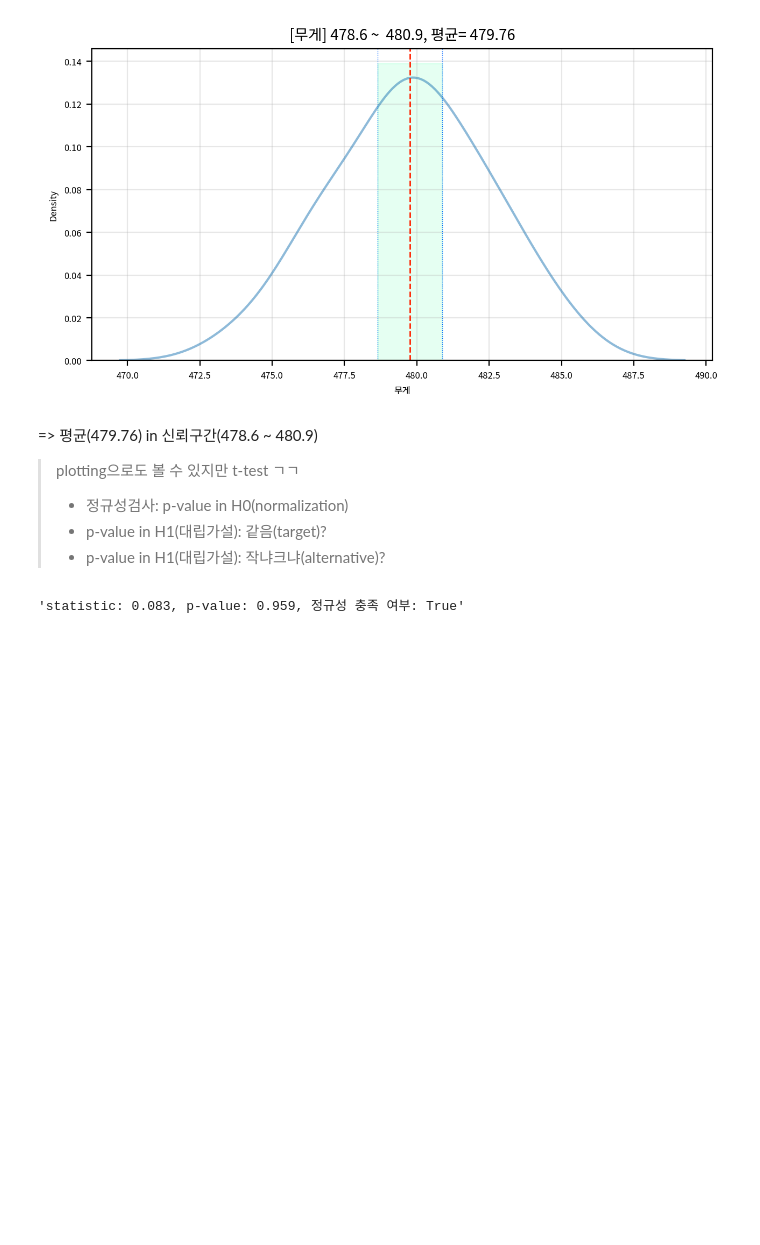
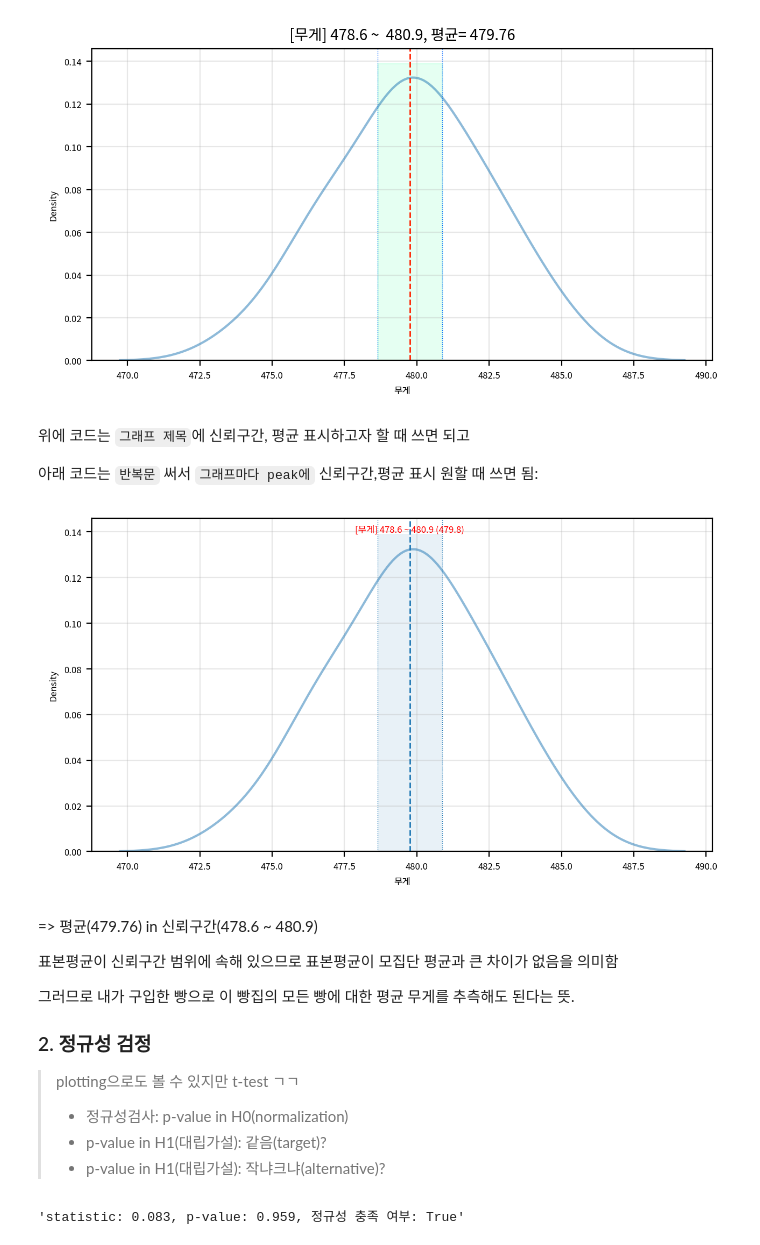
Before and after one commit to mvnvouno/python-study, a Jupyter notebook: Data Analysis Basic/10-추론통계/연습문제.ipynb, the cells around one changed output. Saved outputs shown, nothing was run; the diff lists cells and outputs as text; code cells hidden in the pictures; blank space fills up the shorter version.

```diff
--- a/Data Analysis Basic/10-추론통계/연습문제.ipynb
+++ b/Data Analysis Basic/10-추론통계/연습문제.ipynb
@@ -86,8 +101,70 @@ plt.show()                   # 그래프 화면 출력
 plt.close()                  # 그래프 작업 종료
 # %% [output]
 [figure]
+# %% [markdown]
+위에 코드는 `그래프 제목`에 신뢰구간, 평균 표시하고자 할 때 쓰면 되고
+
+아래 코드는 `반복문` 써서 `그래프마다 peak에` 신뢰구간,평균 표시 원할 때 쓰면 됨:
+# %%
+data = origin[['무게']] # 확인할 데이터
+
+# 1) 그래프 초기화
+width_px = 1280         # 그래프 가로 크기
+height_px = 720         # 그래프 세로 크기
+rows = 1                # 그래프 행 수
+cols = 1                # 그래프 열 수
+figsize = (width_px / my_dpi, height_px / my_dpi)
+fig, ax = plt.subplots(rows, cols, figsize=figsize, dpi=my_dpi)
+
+for c in data.columns:
+
+    # KDE Plot 그리기:
+    sb.kdeplot(data=data, x=c, fill=False, alpha=0.5)
+
+    # 신뢰구간:
+    max = data[c].max()                        # 최대값
+    clevel = 0.95                              # 신뢰수준
+    dof = len(data[c]) - 1                     # 자유도
+    sp_mean = data[c].mean()                   # 표본평균
+    sp_std = data[c].std(ddof=1)               # 표본표준편차
+    sp_std_error = sp_std / sqrt(len(data[c])) # 표본표준오차
+    cmin, cmax = t.interval(clevel, dof, loc=sp_mean,
+    scale=sp_std_error)
+
+    ax.axvline(cmin, linestyle=':', linewidth=0.5)
+    ax.axvline(cmax, linestyle=':', linewidth=0.5)
+
+    # 평균 표시:
+    ymin, ymax = ax.get_ylim()
+    ax.fill_between([cmin, cmax], 0, ymax, alpha=0.1)
+    ax.axvline(sp_mean, linestyle='--', linewidth=1)
+
+    # 텍스트 그리기:
+    ax.text(
+        x=(cmax-cmin)/2+cmin,
+        y=ymax,
+        s="[%s] %0.1f ~ %0.1f (%0.1f)" % (c, cmin, cmax, sp_mean),
+        horizontalalignment="center",
+        verticalalignment="bottom",
+        fontdict={"size": 6, "color": "red"})
+
+# 3) 그래프 꾸미기
+ax.grid(True, alpha=0.3)    # 배경 격자 표시/숨김
+
+# 4) 출력
+plt.tight_layout()          # 여백 제거
+plt.show()                  # 그래프 화면 출력
+plt.close()                 # 그래프 작업 종료
+# %% [output]
+[figure, added]
 # %% [markdown]
 => 평균(479.76) in 신뢰구간(478.6 ~ 480.9)
+
+표본평균이 신뢰구간 범위에 속해 있으므로 표본평균이 모집단 평균과 큰 차이가 없음을 의미함
+
+그러므로 내가 구입한 빵으로 이 빵집의 모든 빵에 대한 평균 무게를 추측해도 된다는 뜻.
+
+### 2. 정규성 검정
 
 > plotting으로도 볼 수 있지만 t-test ㄱㄱ
 > - 정규성검사: p-value in H0(normalization)
```
Also changed, not shown: parts of 38 cells of this notebook, 6 other files.
